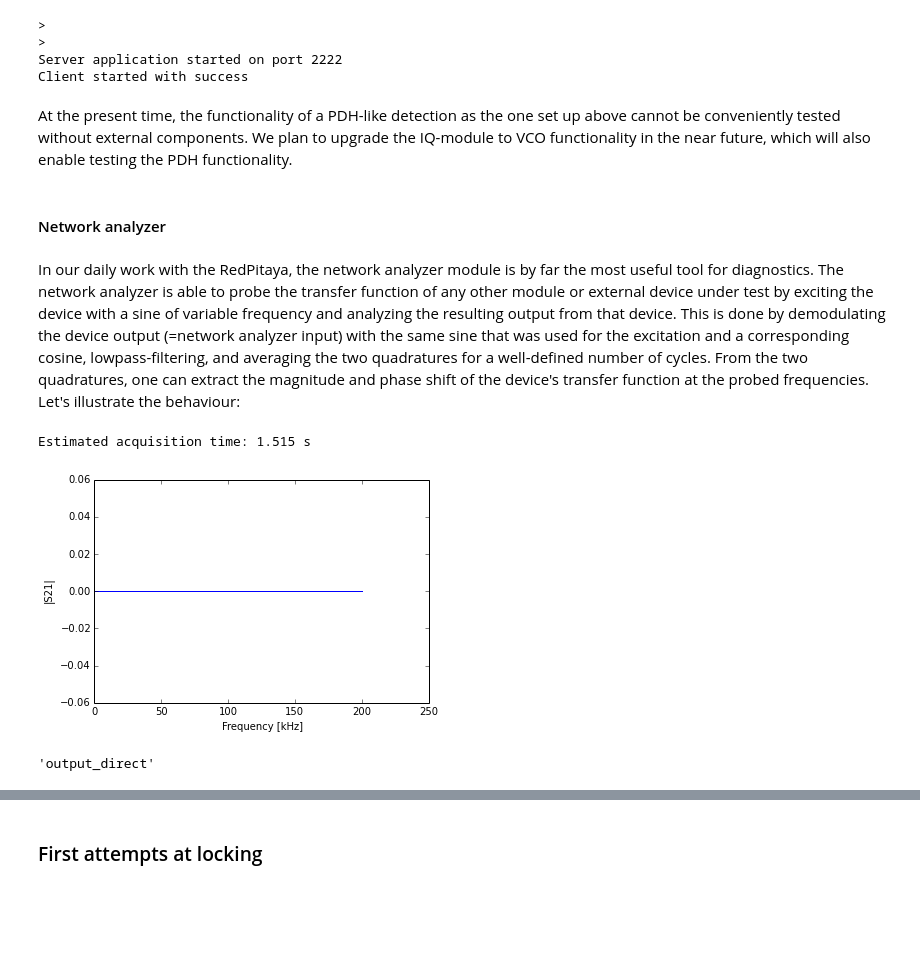
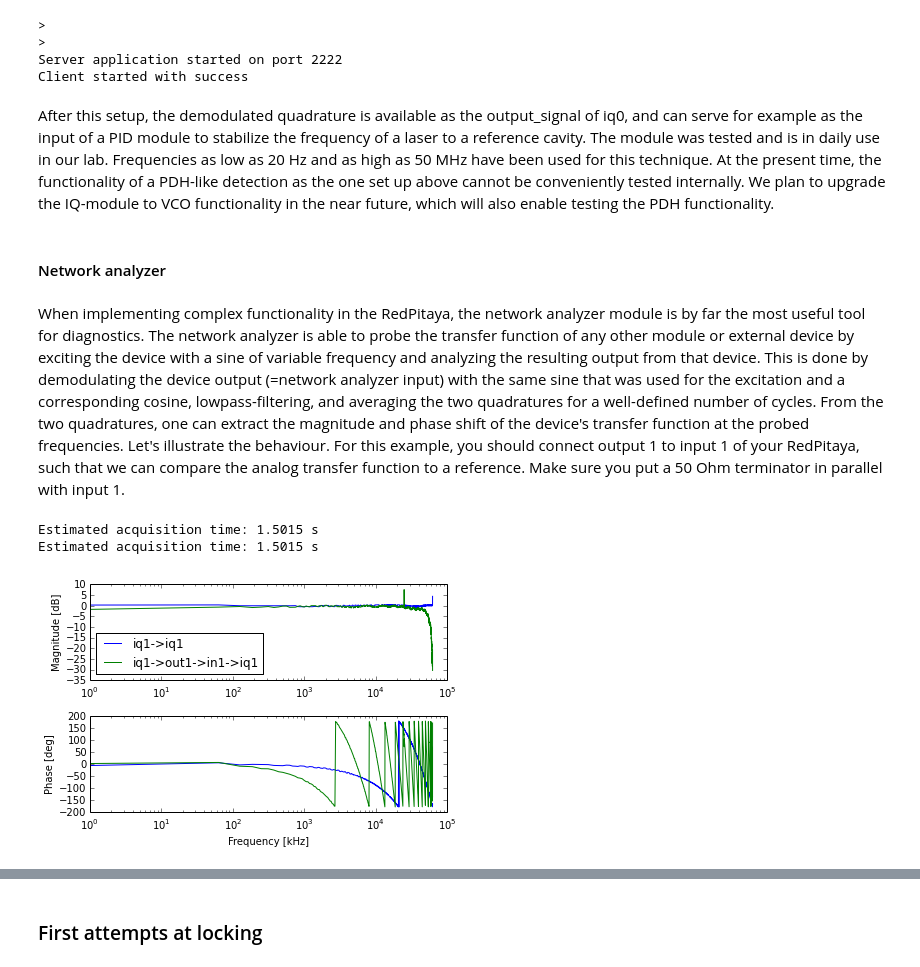
Before and after one commit to lneuhaus/pyrpl, a Jupyter notebook: doc/tutorial.ipynb, the cells around one changed output, grey strips where cells are left out. Saved outputs shown, nothing was run; the diff lists cells and outputs as text; code cells hidden in the pictures; blank space fills up the shorter version.

```diff
--- a/doc/tutorial.ipynb
+++ b/doc/tutorial.ipynb
@@ -519,36 +512,22 @@ r.scope.input1='adc1'
 # %% [markdown]
-At the present time, the functionality of a PDH-like detection as the one set up above cannot be conveniently tested without external components. We plan to upgrade the IQ-module to VCO functionality in the near future, which will also enable testing the PDH functionality.
+After this setup, the demodulated quadrature is available as the output_signal of iq0, and can serve for example as the input of a PID module to stabilize the frequency of a laser to a reference cavity. The module was tested and is in daily use in our lab. Frequencies as low as 20 Hz and as high as 50 MHz have been used for this technique. At the present time, the functionality of a PDH-like detection as the one set up above cannot be conveniently tested internally. We plan to upgrade the IQ-module to VCO functionality in the near future, which will also enable testing the PDH functionality.
 # %% [markdown]
 #### Network analyzer
 # %% [markdown]
-In our daily work with the RedPitaya, the network analyzer module is by far the most useful tool for diagnostics. The network analyzer is able to probe the transfer function of any other module or external device under test by exciting the device with a sine of variable frequency and analyzing the resulting output from that device. This is done by demodulating the device output (=network analyzer input) with the same sine that was used for the excitation and a corresponding cosine, lowpass-filtering, and averaging the two quadratures for a well-defined number of cycles. From the two quadratures, one can extract the magnitude and phase shift of the device's transfer function at the probed frequencies. Let's illustrate the behaviour:
+When implementing complex functionality in the RedPitaya, the network analyzer module is by far the most useful tool for diagnostics. The network analyzer is able to probe the transfer function of any other module or external device by exciting the device with a sine of variable frequency and analyzing the resulting output from that device. This is done by demodulating the device output (=network analyzer input) with the same sine that was used for the excitation and a corresponding cosine, lowpass-filtering, and averaging the two quadratures for a well-defined number of cycles. From the two quadratures, one can extract the magnitude and phase shift of the device's transfer function at the probed frequencies. Let's illustrate the behaviour. For this example, you should connect output 1 to input 1 of your RedPitaya, such that we can compare the analog transfer function to a reference. Make sure you put a 50 Ohm terminator in parallel with input 1.
-# %%
-# shortcut for na
-na = r.iq1
-
-# pid1 will be our device under test
-pid = r.pid0
-pid.input = 'iq1'
-pid.i = 0
-pid.ival = 0
-pid.p = 1.0
-pid.setpoint = 0
-pid.inputfilter = []#[-1e3, 5e3, 20e3, 80e3]
-
-# take the transfer function through pid1, this will take a few seconds...
-x,y = na.na_trace(start=0,stop=200e3,points=101,rbw=100,avg=1,amplitude=0.5,input='iq1',output_direct='off', acbandwidth=0)
-
-#plot
-import matplotlib.pyplot as plt
-%matplotlib inline
-import numpy as np
-plt.plot(x*1e-3,np.abs(y)**2);
-plt.xlabel("Frequency [kHz]");
-plt.ylabel("|S21|");
-# %% [output]
-Estimated acquisition time: 1.515 s
-[figure, removed]
-# %%
-na.output_signal
-# %% [output]
-'output_direct'
+# %%
+# shortcut for na
+na = r.iq1
+
+#take transfer functions. first: iq1 -> iq1, second iq1->out1->(your cable)->adc1
+f, iq1 = na.na_trace(start=1e3,stop=62.5e6,points=1001,rbw=1000,avg=1,amplitude=0.2,input='iq1',output_direct='off', acbandwidth=0)
+f, adc1 = na.na_trace(start=1e3,stop=62.5e6,points=1001,rbw=1000,avg=1,amplitude=0.2,input='adc1',output_direct='out1', acbandwidth=0)
+
+#plot
+from pyrpl.iir import bodeplot
+%matplotlib inline
+bodeplot([(f, iq1, "iq1->iq1"), (f, adc1, "iq1->out1->in1->iq1")], xlog=True)
+# %% [output]
+Estimated acquisition time: 1.5015 s
+Estimated acquisition time: 1.5015 s
+[figure, added]
```
Also changed, not shown: parts of 54 cells of this notebook, 5 other files.
